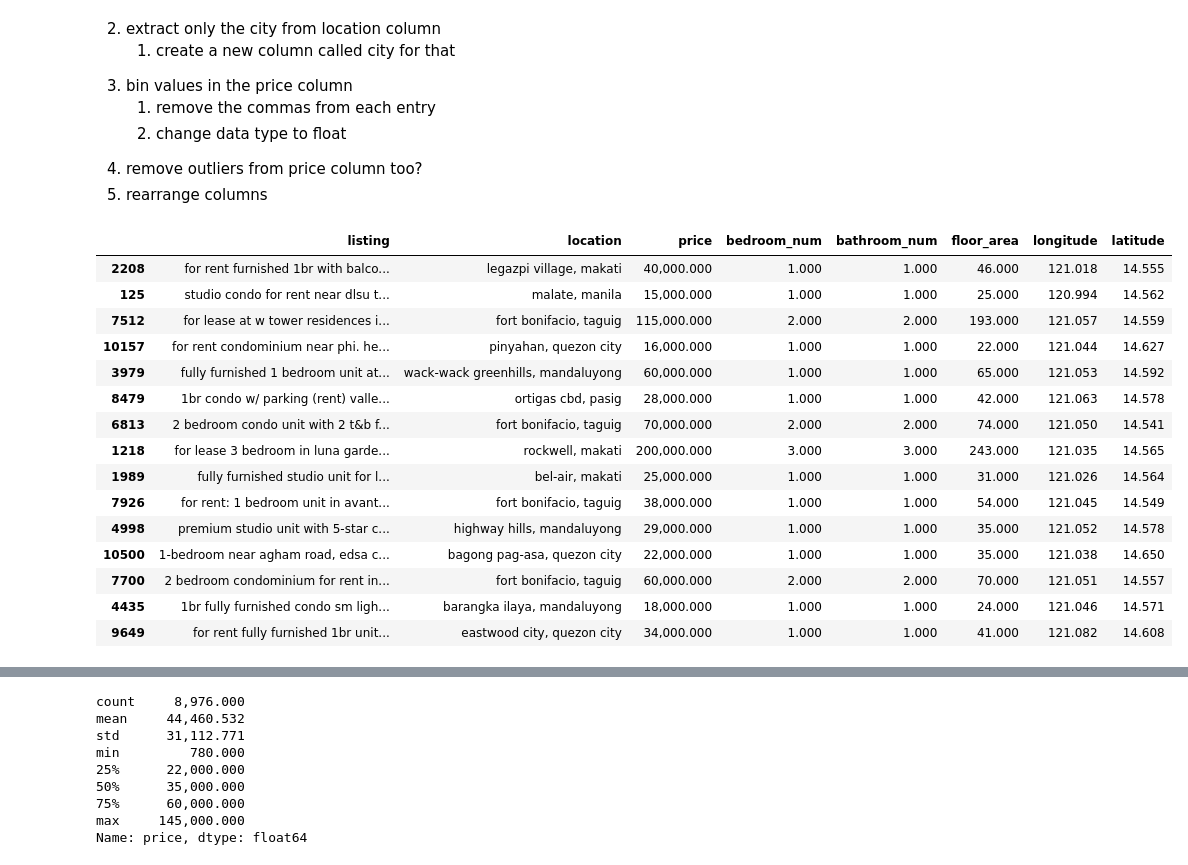
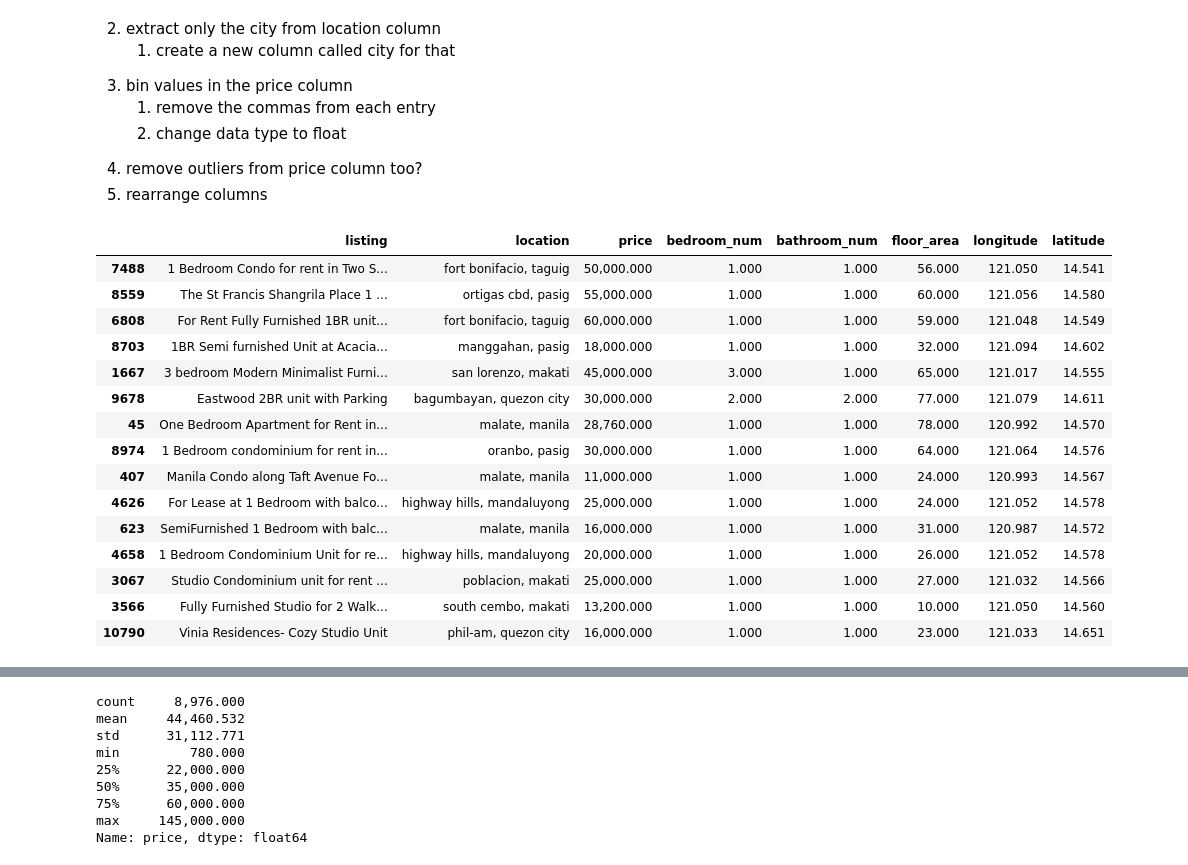
Before and after one commit to RuizLorenzoChavez/city-desirability-data101, a Jupyter notebook: dataCleaner.ipynb, the cells around one changed output, grey strips where cells are left out. Drawn from its saved outputs; the diff is of its cells as text; code cells hidden in the pictures.

```diff
--- a/dataCleaner.ipynb
+++ b/dataCleaner.ipynb
@@ -1025,31 +1024,30 @@ unique_prop4rent = get_unique(pithy_ncr_prop4rent)
 </ol>
 # %%
 #  tranforming to lowercase
-pithy_ncr_prop4rent['listing'] = pithy_ncr_prop4rent['listing'].apply(lambda x: x.lower())
 pithy_ncr_prop4rent['location'] = pithy_ncr_prop4rent['location'].apply(lambda x: x.lower())
 
 #  stripping whitespace from entries
 pithy_ncr_prop4rent['listing'] = pithy_ncr_prop4rent['listing'].apply(lambda x: x.strip())
 pithy_ncr_prop4rent['location'] = pithy_ncr_prop4rent['location'].apply(lambda x: x.strip())
 
 pithy_ncr_prop4rent.sample(15)
 # %% [output]
 |  | listing | location | price | bedroom_num | bathroom_num | floor_area | longitude | latitude |
-| 2208 | for rent furnished 1br with balco... | legazpi village, makati | 40,000.000 | 1.000 | 1.000 | 46.000 | 121.018 | 14.555 |
-| 125 | studio condo for rent near dlsu t... | malate, manila | 15,000.000 | 1.000 | 1.000 | 25.000 | 120.994 | 14.562 |
-| 7512 | for lease at w tower residences i... | fort bonifacio, taguig | 115,000.000 | 2.000 | 2.000 | 193.000 | 121.057 | 14.559 |
-| 10157 | for rent condominium near phi. he... | pinyahan, quezon city | 16,000.000 | 1.000 | 1.000 | 22.000 | 121.044 | 14.627 |
-| 3979 | fully furnished 1 bedroom unit at... | wack-wack greenhills, mandaluyong | 60,000.000 | 1.000 | 1.000 | 65.000 | 121.053 | 14.592 |
-| 8479 | 1br condo w/ parking (rent) valle... | ortigas cbd, pasig | 28,000.000 | 1.000 | 1.000 | 42.000 | 121.063 | 14.578 |
-| 6813 | 2 bedroom condo unit with 2 t&b f... | fort bonifacio, taguig | 70,000.000 | 2.000 | 2.000 | 74.000 | 121.050 | 14.541 |
-| 1218 | for lease 3 bedroom in luna garde... | rockwell, makati | 200,000.000 | 3.000 | 3.000 | 243.000 | 121.035 | 14.565 |
-| 1989 | fully furnished studio unit for l... | bel-air, makati | 25,000.000 | 1.000 | 1.000 | 31.000 | 121.026 | 14.564 |
-| 7926 | for rent: 1 bedroom unit in avant... | fort bonifacio, taguig | 38,000.000 | 1.000 | 1.000 | 54.000 | 121.045 | 14.549 |
-| 4998 | premium studio unit with 5-star c... | highway hills, mandaluyong | 29,000.000 | 1.000 | 1.000 | 35.000 | 121.052 | 14.578 |
-| 10500 | 1-bedroom near agham road, edsa c... | bagong pag-asa, quezon city | 22,000.000 | 1.000 | 1.000 | 35.000 | 121.038 | 14.650 |
-| 7700 | 2 bedroom condominium for rent in... | fort bonifacio, taguig | 60,000.000 | 2.000 | 2.000 | 70.000 | 121.051 | 14.557 |
-| 4435 | 1br fully furnished condo sm ligh... | barangka ilaya, mandaluyong | 18,000.000 | 1.000 | 1.000 | 24.000 | 121.046 | 14.571 |
-| 9649 | for rent fully furnished 1br unit... | eastwood city, quezon city | 34,000.000 | 1.000 | 1.000 | 41.000 | 121.082 | 14.608 |
+| 7488 | 1 Bedroom Condo for rent in Two S... | fort bonifacio, taguig | 50,000.000 | 1.000 | 1.000 | 56.000 | 121.050 | 14.541 |
+| 8559 | The St Francis Shangrila Place 1 ... | ortigas cbd, pasig | 55,000.000 | 1.000 | 1.000 | 60.000 | 121.056 | 14.580 |
+| 6808 | For Rent Fully Furnished 1BR unit... | fort bonifacio, taguig | 60,000.000 | 1.000 | 1.000 | 59.000 | 121.048 | 14.549 |
+| 8703 | 1BR Semi furnished Unit at Acacia... | manggahan, pasig | 18,000.000 | 1.000 | 1.000 | 32.000 | 121.094 | 14.602 |
+| 1667 | 3 bedroom Modern Minimalist Furni... | san lorenzo, makati | 45,000.000 | 3.000 | 1.000 | 65.000 | 121.017 | 14.555 |
+| 9678 | Eastwood 2BR unit with Parking | bagumbayan, quezon city | 30,000.000 | 2.000 | 2.000 | 77.000 | 121.079 | 14.611 |
+| 45 | One Bedroom Apartment for Rent in... | malate, manila | 28,760.000 | 1.000 | 1.000 | 78.000 | 120.992 | 14.570 |
+| 8974 | 1 Bedroom condominium for rent in... | oranbo, pasig | 30,000.000 | 1.000 | 1.000 | 64.000 | 121.064 | 14.576 |
+| 407 | Manila Condo along Taft Avenue Fo... | malate, manila | 11,000.000 | 1.000 | 1.000 | 24.000 | 120.993 | 14.567 |
+| 4626 | For Lease at 1 Bedroom with balco... | highway hills, mandaluyong | 25,000.000 | 1.000 | 1.000 | 24.000 | 121.052 | 14.578 |
+| 623 | SemiFurnished 1 Bedroom with balc... | malate, manila | 16,000.000 | 1.000 | 1.000 | 31.000 | 120.987 | 14.572 |
+| 4658 | 1 Bedroom Condominium Unit for re... | highway hills, mandaluyong | 20,000.000 | 1.000 | 1.000 | 26.000 | 121.052 | 14.578 |
+| 3067 | Studio Condominium unit for rent ... | poblacion, makati | 25,000.000 | 1.000 | 1.000 | 27.000 | 121.032 | 14.566 |
+| 3566 | Fully Furnished Studio for 2 Walk... | south cembo, makati | 13,200.000 | 1.000 | 1.000 | 10.000 | 121.050 | 14.560 |
+| 10790 | Vinia Residences- Cozy Studio Unit | phil-am, quezon city | 16,000.000 | 1.000 | 1.000 | 23.000 | 121.033 | 14.651 |
 # %%
 #  extracting the only the city from the location column
 pithy_ncr_prop4rent['city'] = pithy_ncr_prop4rent['location'].apply(classify_location)
```
Also changed, not shown: parts of 16 cells of this notebook, 5 other files.
